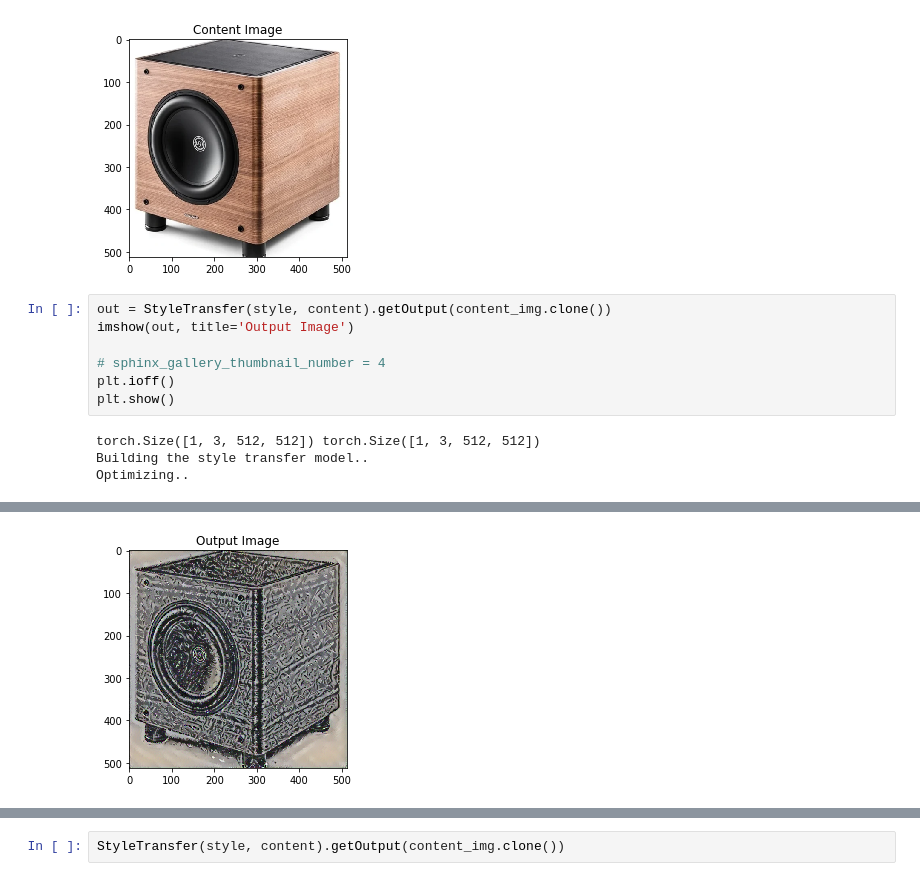
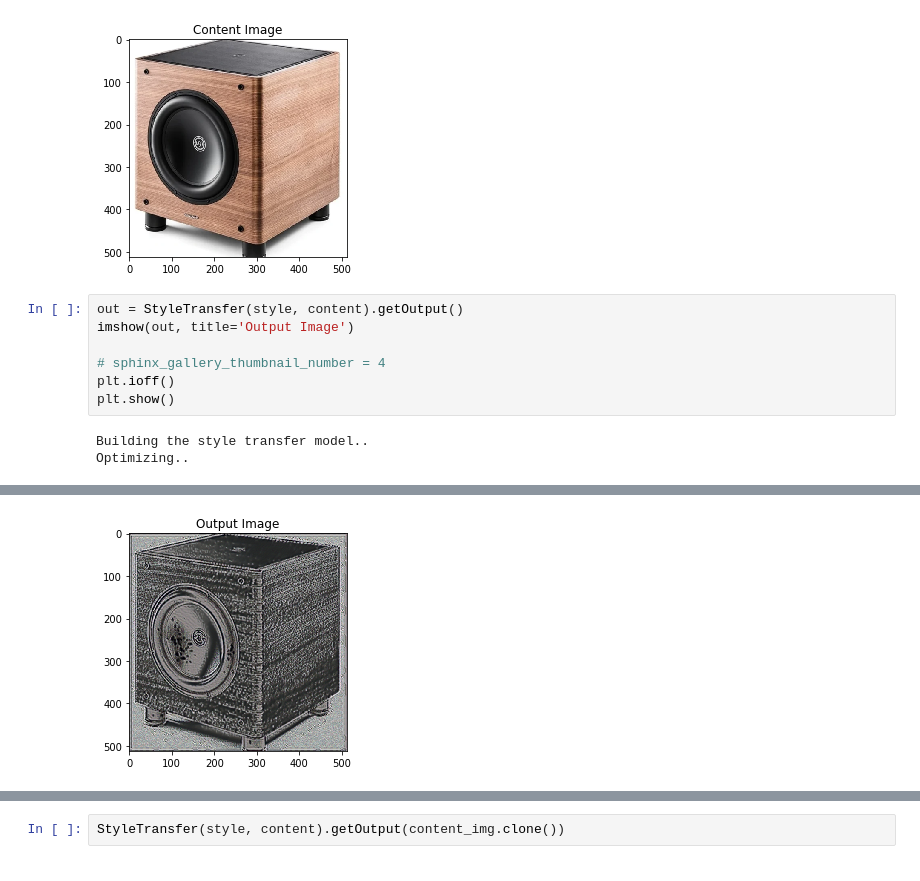
Before and after one commit to nfhktwrbq/DLSProject, a Jupyter notebook: test.ipynb, the cells around one changed output, grey strips where cells are left out. Saved outputs shown, nothing was run; the diff lists cells and outputs as text.

```diff
--- a/test.ipynb
+++ b/test.ipynb
@@ -49,14 +49,13 @@ plt.show()
 [figure]
 [figure]
 # %%
-out = StyleTransfer(style, content).getOutput(content_img.clone())
+out = StyleTransfer(style, content).getOutput()
 imshow(out, title='Output Image')
 
 # sphinx_gallery_thumbnail_number = 4
 plt.ioff()
 plt.show()
 # %% [output]
-torch.Size([1, 3, 512, 512]) torch.Size([1, 3, 512, 512])
 Building the style transfer model..
 Optimizing..
 run [50]:
@@ -79 +78 @@ Style Loss : 6.034089 Content Loss: 22.104731
-[figure, old version]
+[figure, new version]
```
Also changed, not shown: parts of 7 cells of this notebook, 10 other files.
